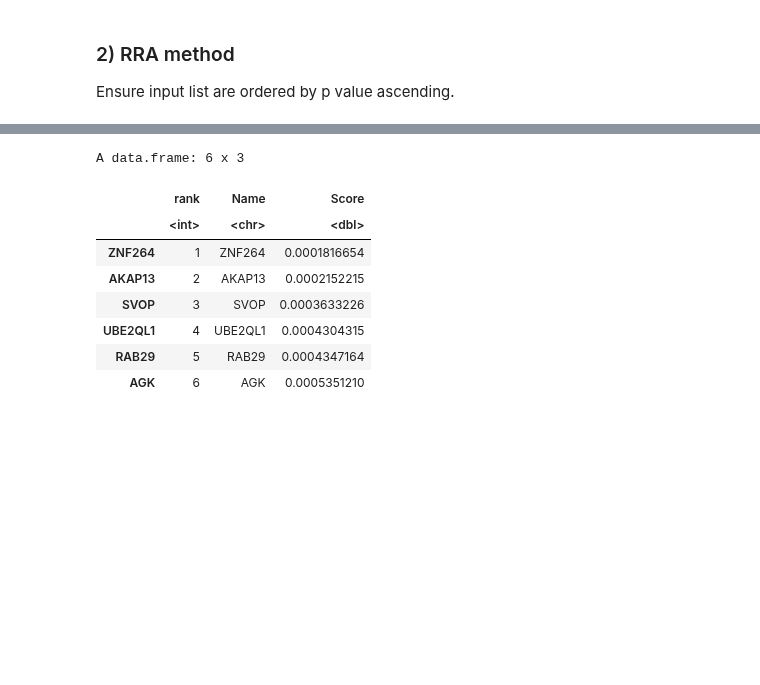
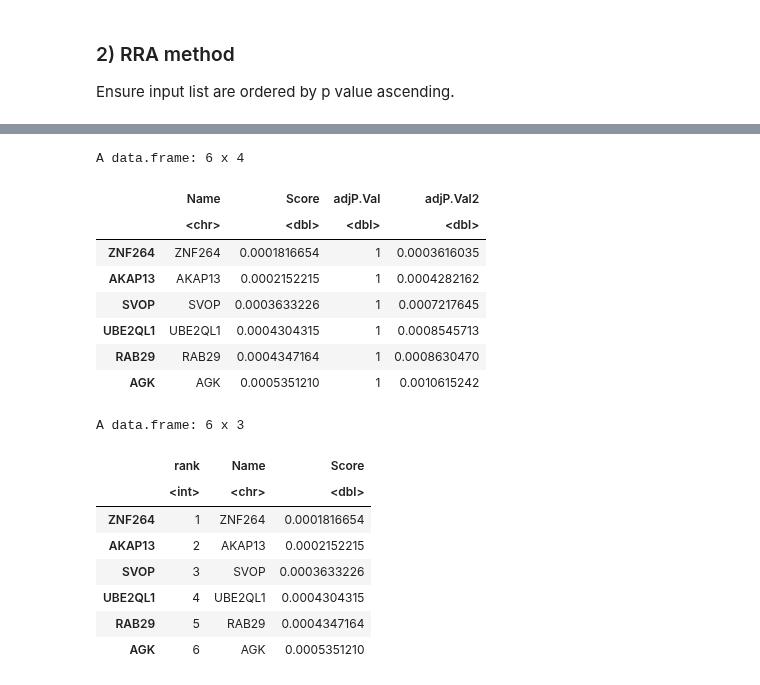
Before and after one commit to laumadmar/MOMIC_notebooks, a Jupyter notebook: IntegrativeAnalysis/RobustRankAggregation_template.ipynb, the cells around one changed output, grey strips where cells are left out. Cells and saved outputs as stored; diff of their text form; code cells hidden in the pictures; blank space fills up the shorter version.

```diff
--- a/IntegrativeAnalysis/RobustRankAggregation_template.ipynb
+++ b/IntegrativeAnalysis/RobustRankAggregation_template.ipynb
@@ -72,3 +130,18 @@ A data.frame: 24128 x 2
+# %%
+agglist2<-aggregateRanks(rmat=rankMatrix(genelist,full = TRUE),method = "RRA")
+agglist2$adjP.Val=p.adjust(agglist$Score, method = "bonferroni")
+agglist2$adjP.Val2=agglist$Score*2
+head(agglist2)
+# %% [output]
+A data.frame: 6 x 4
+|  | Name | Score | adjP.Val | adjP.Val2 |
+|  | <chr> | <dbl> | <dbl> | <dbl> |
+| ZNF264 | ZNF264 | 0.0001816654 | 1 | 0.0003616035 |
+| AKAP13 | AKAP13 | 0.0002152215 | 1 | 0.0004282162 |
+| SVOP | SVOP | 0.0003633226 | 1 | 0.0007217645 |
+| UBE2QL1 | UBE2QL1 | 0.0004304315 | 1 | 0.0008545713 |
+| RAB29 | RAB29 | 0.0004347164 | 1 | 0.0008630470 |
+| AGK | AGK | 0.0005351210 | 1 | 0.0010615242 |
 # %%
 # rank the final list using the Rank library from the R Basic package
 rank<-rank(agglist$Score,na.last = "keep", ties.method = "min")
```
Also changed, not shown: parts of 4 cells of this notebook.
